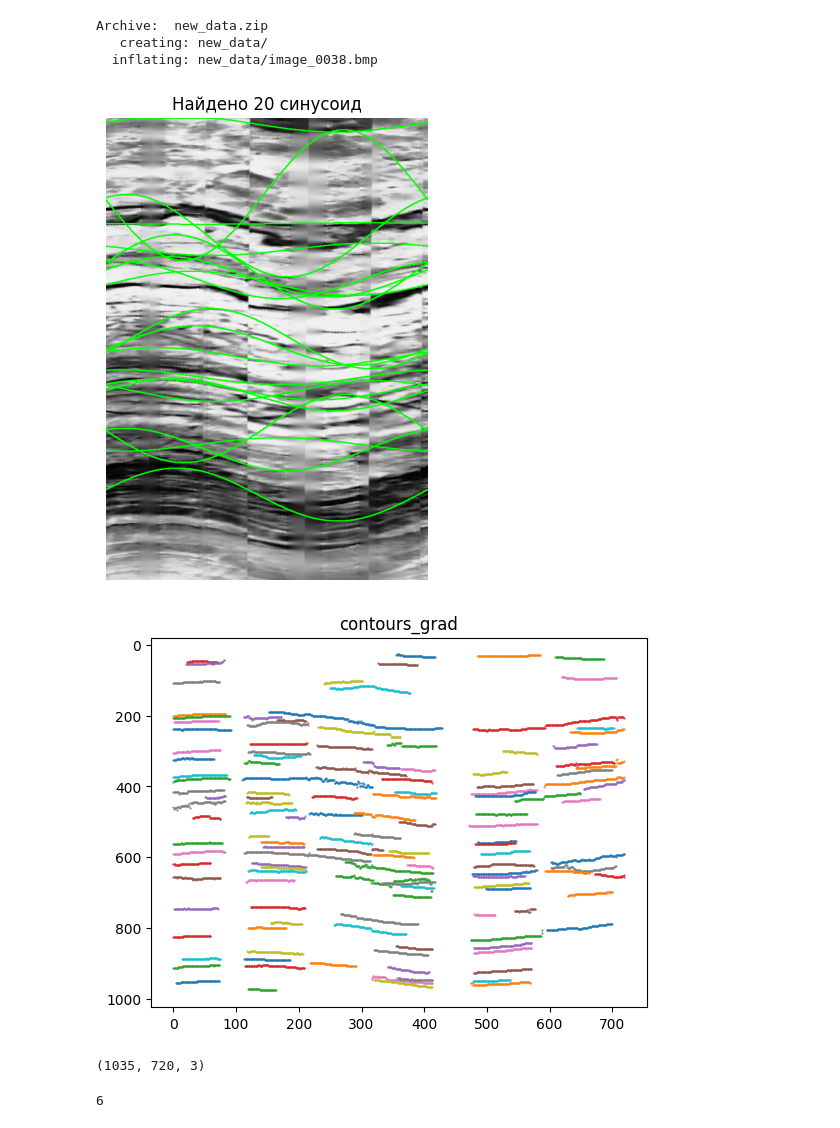
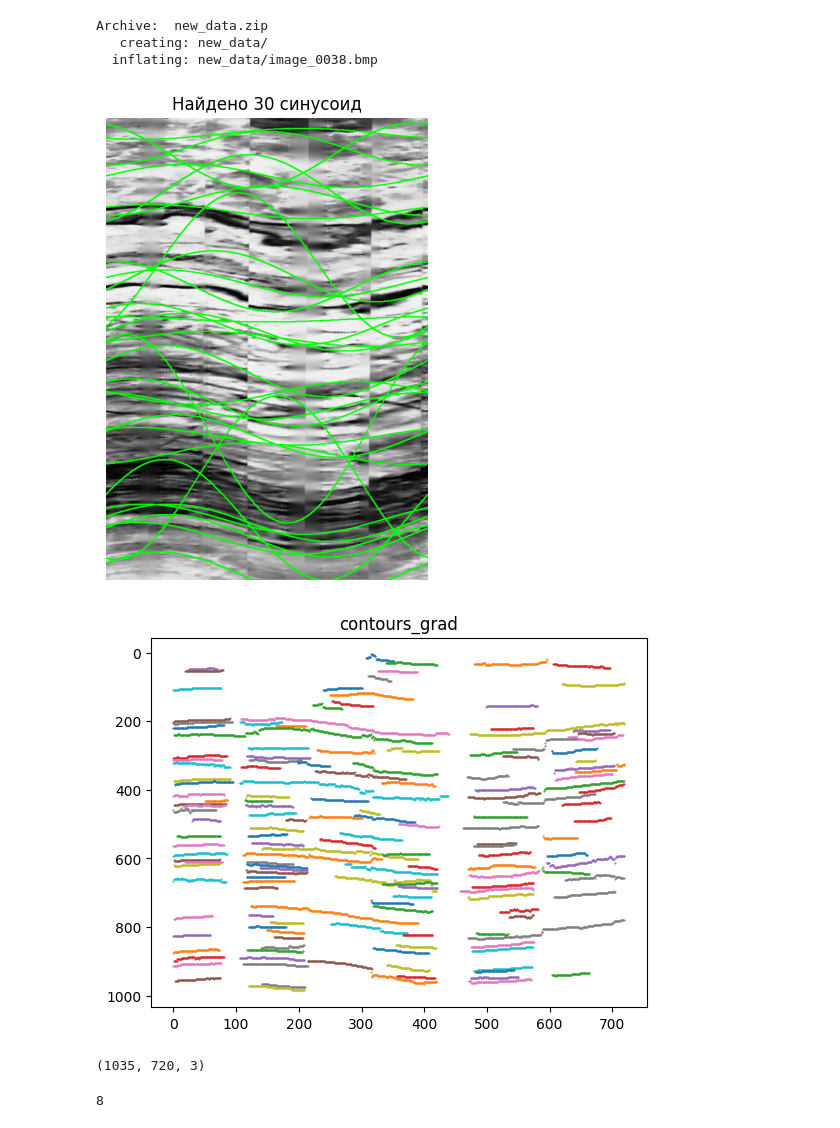
Before and after one commit to minstradamuss/Automatic-placement-of-sinusoids-on-the-image-for-interpreting-KarSar-MS-D-data, a Jupyter notebook: 2_best_grad_version.ipynb, the cells around one changed output. Drawn from its saved outputs; the diff is of its cells as text; code cells hidden in the pictures.

```diff
--- a/2_best_grad_version.ipynb
+++ b/2_best_grad_version.ipynb
@@ -103,8 +103,9 @@ def gradient_edges(gray):
     #в целом оба эти оператора показывают хорошие результаты
     #grad_x = cv2.Scharr(gray, cv2.CV_64F, 0, 1, scale=1)
     #grad_y = cv2.Scharr(gray, cv2.CV_64F, 1, 0, scale=1)
-    grad_x = cv2.Sobel(gray, cv2.CV_64F, 1, 0, ksize=3)
-    grad_y = cv2.Sobel(gray, cv2.CV_64F, 0, 1, ksize=3)
+    # ksize=3 или ksize=5 в обоих случах хорошие результаты
+    grad_x = cv2.Sobel(gray, cv2.CV_64F, 1, 0, ksize=5)
+    grad_y = cv2.Sobel(gray, cv2.CV_64F, 0, 1, ksize=5)
     magnitude = cv2.magnitude(grad_x, grad_y)
     magnitude = cv2.normalize(magnitude, None, 0, 255, cv2.NORM_MINMAX).astype(np.uint8)
     _, binary = cv2.threshold(magnitude, 40, 255, cv2.THRESH_BINARY)
@@ -134,7 +135,7 @@ def centerlines_from_grad(mask_bin, min_x_span=50, min_points=80):
 
 def detect_and_draw(img_rgb,
                     background="rgb",
-                    top_N=20,
+                    top_N=30,
                     min_len=40):
 
     h, w = img_rgb.shape[:2]
@@ -163,35 +164,35 @@ def detect_and_draw(img_rgb,
 
     if background == "rgb":
         canvas = img_rgb.copy()
     else:
         canvas = cv2.cvtColor(grad_mask, cv2.COLOR_GRAY2BGR)
 
     xs_full = np.arange(w)
     for A, θ, y0 in curves:
         ys = (A * np.sin(ω * xs_full + θ) + y0).astype(int)
         good = (ys >= 0) & (ys < h)
         pts = np.column_stack([xs_full[good], ys[good]]).astype(np.int32)
         cv2.polylines(canvas, [pts], False, (0, 255, 0), 2)
 
     plt.figure(figsize=(8, 6))
     plt.imshow(canvas)
     plt.axis("off")
     plt.title(f"Найдено {len(curves)} синусоид")
     plt.show()
 
     for c in contours_grad:
         plt.plot(c[:, 0], c[:, 1], '.', markersize=1)
     plt.gca().invert_yaxis()
     plt.title("contours_grad")
 
 sample_path = ds.imgs[0]
 img = np.array(Image.open(sample_path).convert('RGB'))
 img = inpaint_image(img)
 
 detect_and_draw(img_rgb=img)
 # %% [output]
-[figure, old version]
+[figure, new version]
-[figure, old version]
+[figure, new version]
 # %%
 img.shape
 # %% [output]
@@ -310,7 +311,7 @@ df_avg.to_csv(csv_path, index=False)
 # %%
 len(df_avg)
 # %% [output]
-6
+8
 # %%
 df = pd.read_csv("/content/result.csv")
 # %%
```
Also changed, not shown: parts of 2 cells of this notebook.
